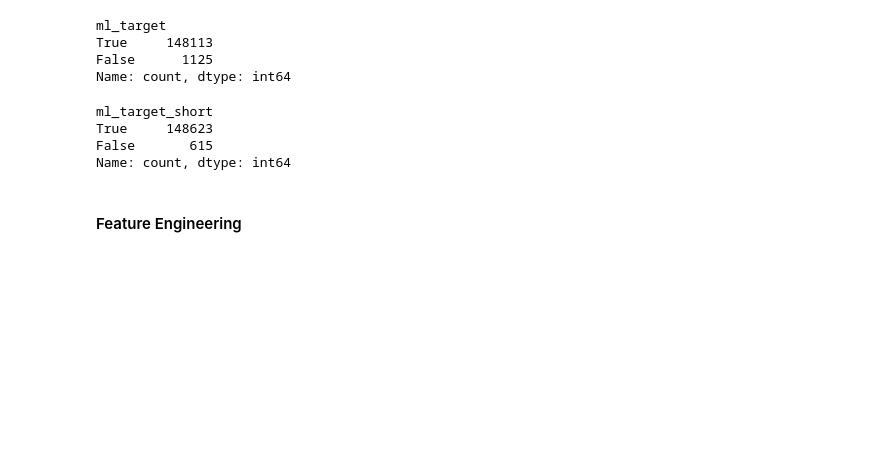
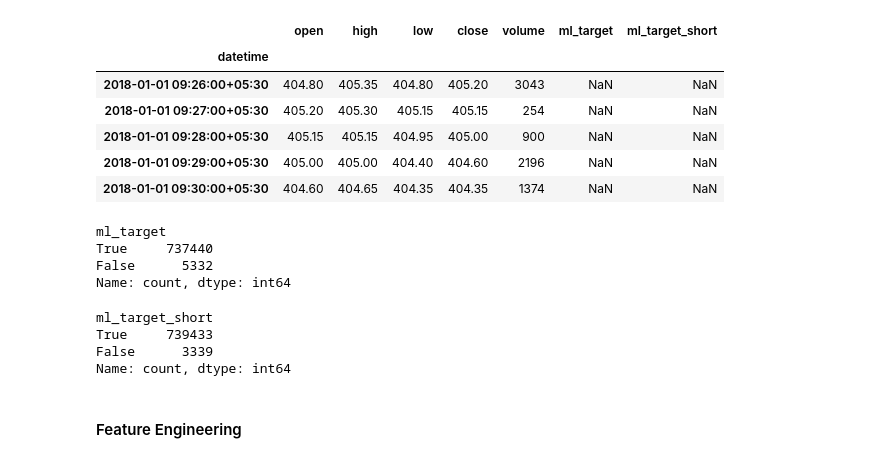
Before and after one commit to tech-ml-quant-luv/research_consolidation, a Jupyter notebook: models/step_2_apply_predictions_to_strategy.ipynb, the cells around one changed output. Cells and saved outputs as stored; diff of their text form; code cells hidden in the pictures; blank space fills up the shorter version.

```diff
--- a/models/step_2_apply_predictions_to_strategy.ipynb
+++ b/models/step_2_apply_predictions_to_strategy.ipynb
@@ -20,21 +21,31 @@ version = model_file.split("/")[2].split(".")[0]
 # %%
 columns_to_drop = ["atr","rsi","sma_50","sma_200","sma_20","uptrend","support","resistance"]
 # %%
-df = pd.read_csv(f"../raw_data_for_machine_learning/{filename}.csv").set_index("datetime").drop(columns=columns_to_drop)
+df = pd.read_csv(f"../raw_data_for_machine_learning/{filename}_{timeframe}.csv").set_index("datetime").drop(columns=columns_to_drop)
 df.index = pd.to_datetime(df.index)
+# %%
+df.head()
+# %% [output]
+|  | open | high | low | close | volume | ml_target | ml_target_short |
+| datetime |  |  |  |  |  |  |  |
+| 2018-01-01 09:26:00+05:30 | 404.80 | 405.35 | 404.80 | 405.20 | 3043 | NaN | NaN |
+| 2018-01-01 09:27:00+05:30 | 405.20 | 405.30 | 405.15 | 405.15 | 254 | NaN | NaN |
+| 2018-01-01 09:28:00+05:30 | 405.15 | 405.15 | 404.95 | 405.00 | 900 | NaN | NaN |
+| 2018-01-01 09:29:00+05:30 | 405.00 | 405.00 | 404.40 | 404.60 | 2196 | NaN | NaN |
+| 2018-01-01 09:30:00+05:30 | 404.60 | 404.65 | 404.35 | 404.35 | 1374 | NaN | NaN |
 # %%
 df['ml_target'].isna().value_counts()
 # %% [output]
 ml_target
-True     148113
-False      1125
+True     737440
+False      5332
 Name: count, dtype: int64
 # %%
 df['ml_target_short'].isna().value_counts()
 # %% [output]
 ml_target_short
-True     148623
-False       615
+True     739433
+False      3339
 Name: count, dtype: int64
 # %% [markdown]
 #### Feature Engineering
```
Also changed, not shown: parts of 6 cells of this notebook, 11 other files.
